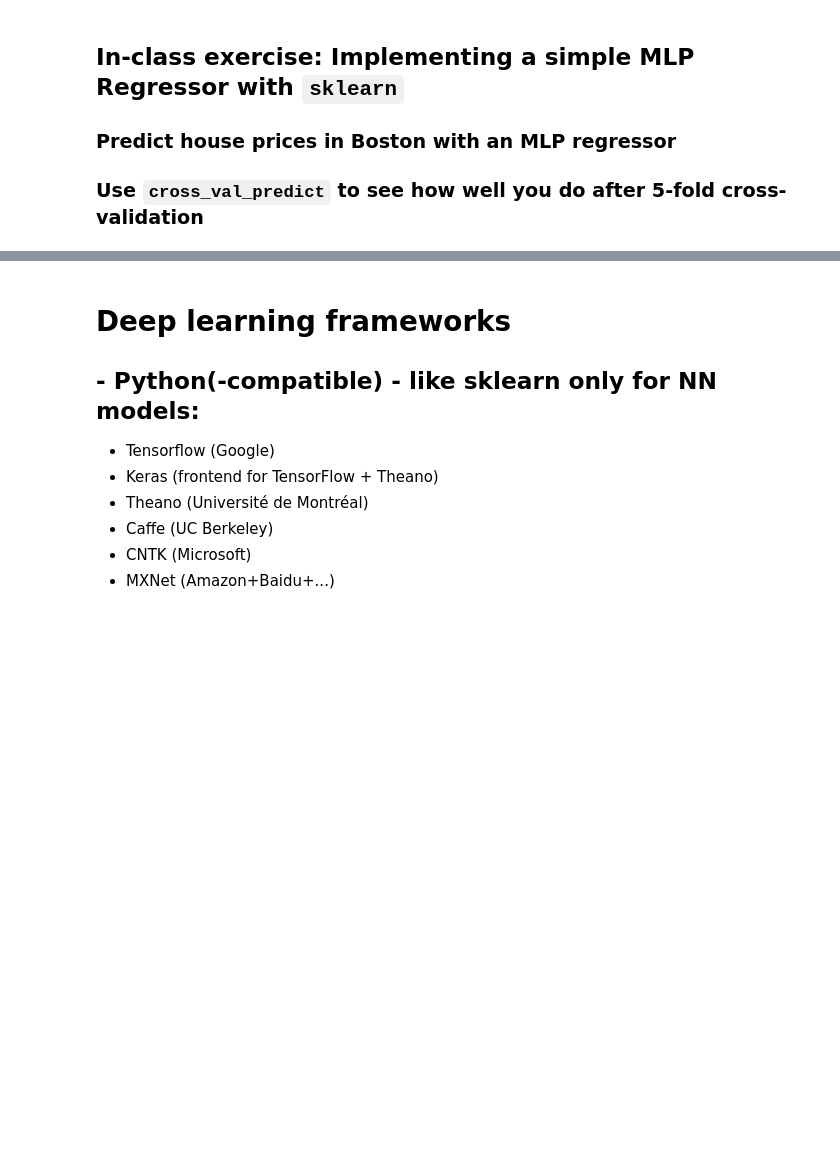
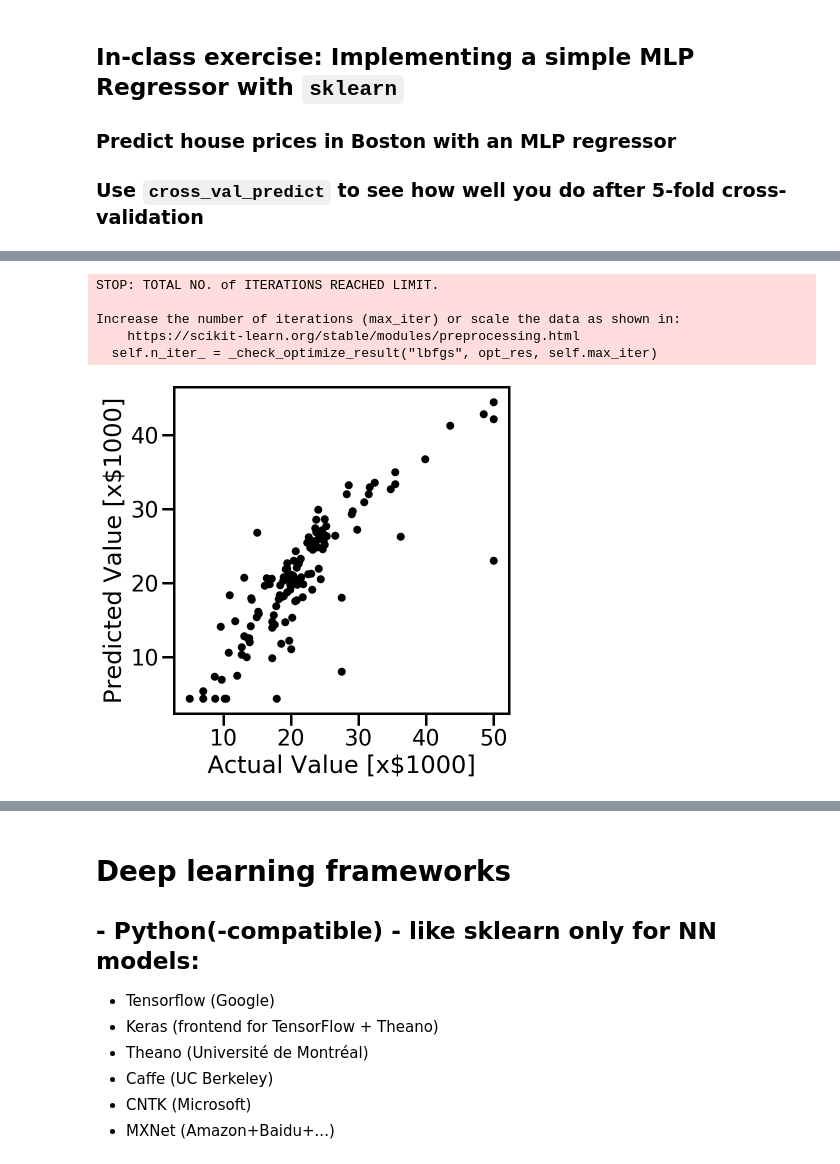
Before and after one commit to gnarayan/ast596_2020_Spring, a Jupyter notebook: lecture/14/week14_p2.ipynb, the cells around one changed output, grey strips where cells are left out. Saved outputs shown, nothing was run; the diff lists cells and outputs as text; code cells hidden in the pictures; blank space fills up the shorter version.

```diff
--- a/lecture/14/week14_p2.ipynb
+++ b/lecture/14/week14_p2.ipynb
@@ -354,0 +454,20 @@ from sklearn.model_selection import cross_val_predict
+# %%
+from sklearn.neural_network import MLPRegressor
+from sklearn.model_selection import cross_val_predict
+## YOUR CODE HERE
+clf = MLPRegressor(solver='lbfgs', alpha=1e-5, hidden_layer_sizes=(5,2), random_state=1, activation='relu')
+clf.fit(Xtrain, ytrain)
+ypred = clf.predict(Xtest)
+
+fig = plt.figure(figsize=(6, 6))
+plt.scatter(ytest,ypred, marker='.', color='k')
+plt.xlabel("Actual Value [x$1000]")
+plt.ylabel("Predicted Value [x$1000]")
+plt.show()
+# %% [output]
+STOP: TOTAL NO. of ITERATIONS REACHED LIMIT.
+
+Increase the number of iterations (max_iter) or scale the data as shown in:
+    https://scikit-learn.org/stable/modules/preprocessing.html
+  self.n_iter_ = _check_optimize_result("lbfgs", opt_res, self.max_iter)
+[figure, added]
```
Also changed, not shown: parts of 11 cells of this notebook.
